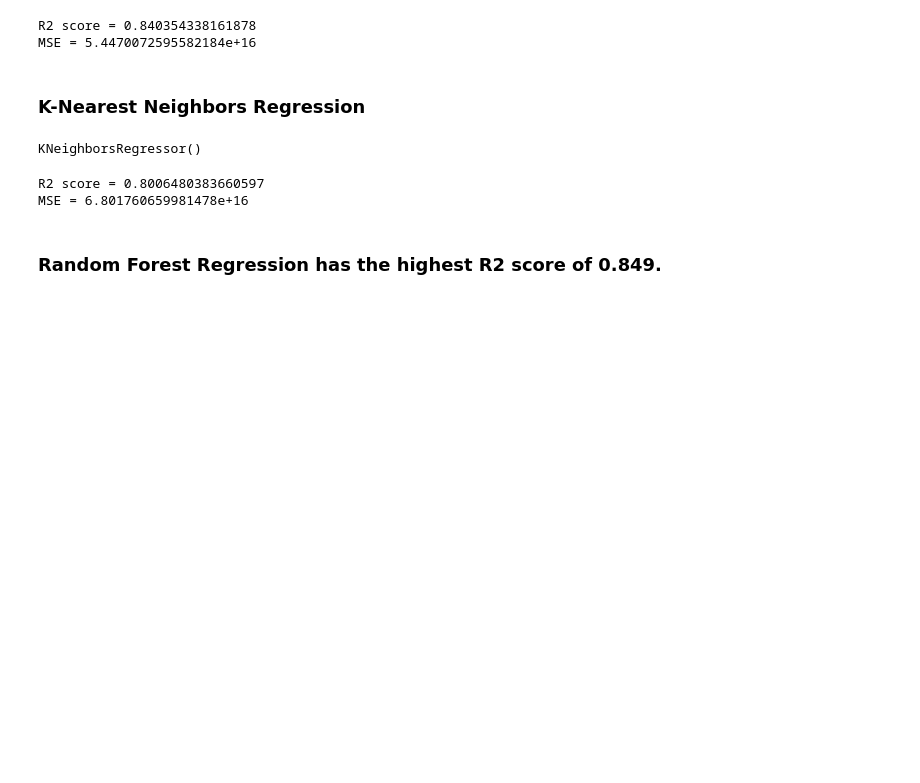
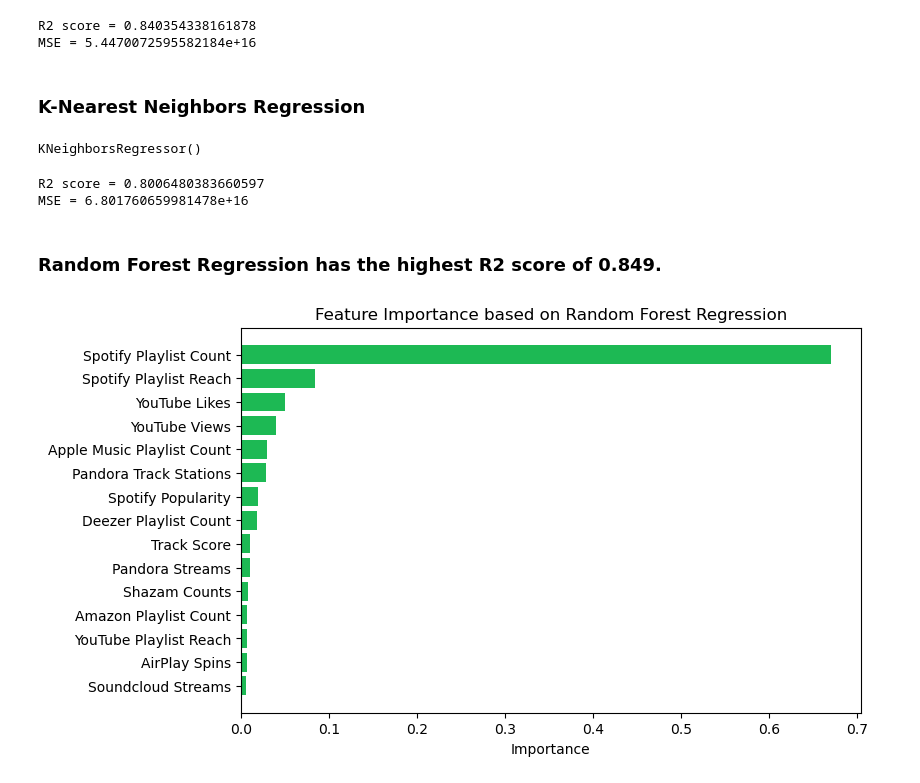
Before and after one commit to stellasyyun/ml-project-2, a Jupyter notebook: spotify.ipynb, the cells around one changed output. Saved outputs shown, nothing was run; the diff lists cells and outputs as text; code cells hidden in the pictures; blank space fills up the shorter version.

Commit message:
Add graphs for Random Forest Regression model

```diff
--- a/spotify.ipynb
+++ b/spotify.ipynb
@@ -154,3 +154,17 @@ R2 score = 0.8006480383660597
 MSE = 6.801760659981478e+16
 # %% [markdown]
 ### Random Forest Regression has the highest R2 score of 0.849.
+# %%
+df_importance = pd.DataFrame({
+    'feature': X.columns,
+    'importance': rf_model.feature_importances_
+})
+df_importance = df_importance.sort_values(by='importance')
+
+plt.figure(figsize=(8,5))
+plt.barh(df_importance['feature'], df_importance['importance'], color='#1DB954')
+plt.xlabel('Importance')
+plt.title('Feature Importance based on Random Forest Regression')
+plt.show()
+# %% [output]
+[figure, added]
```
Also changed, not shown: parts of 1 cell of this notebook.
